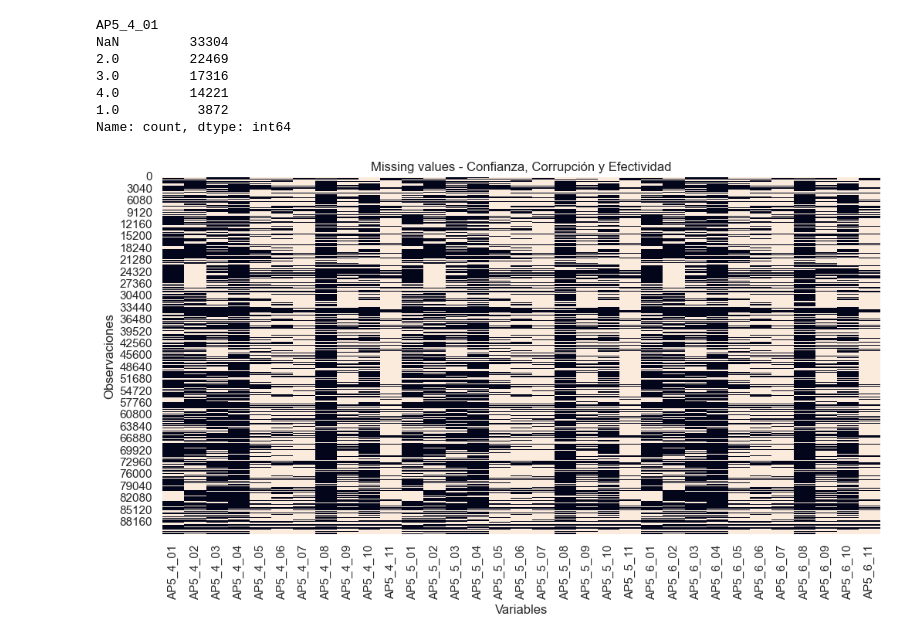
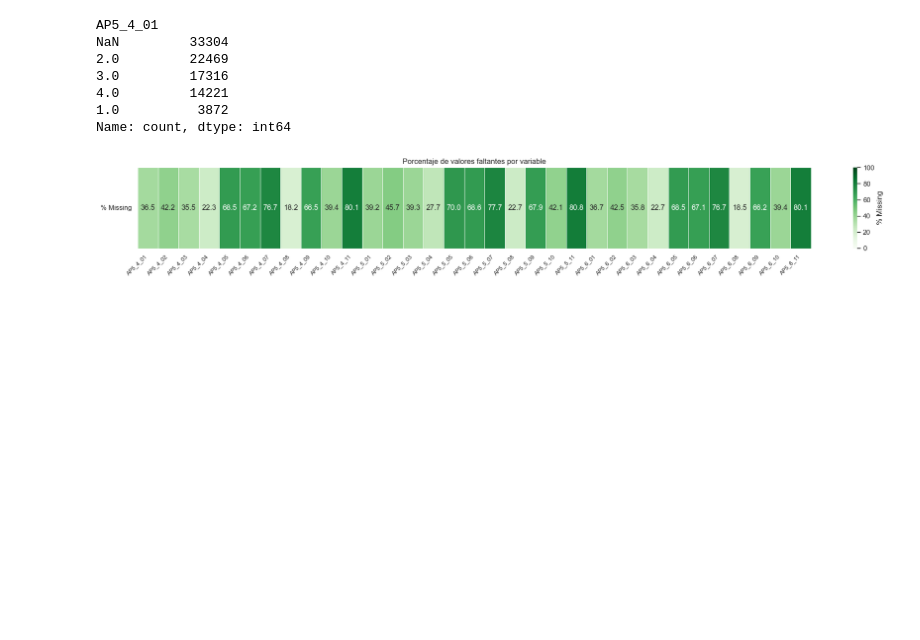
Before and after one commit to mariasolsampogna/E337_Grupo2, a Jupyter notebook: Cosas Poster/Poster.ipynb, the cells around one changed output. Drawn from its saved outputs; the diff is of its cells as text; code cells hidden in the pictures; blank space fills up the shorter version.

```diff
--- a/Cosas Poster/Poster.ipynb
+++ b/Cosas Poster/Poster.ipynb
@@ -648,12 +648,30 @@ Name: count, dtype: int64
 # %%
 cols_total = cols_conf + cols_corr + cols_efec
 
-missing_matrix = df_analisis[cols_total].isnull()
-plt.figure(figsize=(12,6))
-sns.heatmap(missing_matrix, cbar=False)
-plt.title('Missing values - Confianza, Corrupción y Efectividad')
-plt.xlabel('Variables')
-plt.ylabel('Observaciones')
+# Calculamos el porcentaje de missing por variable
+missing_pct = df_analisis[cols_total].isnull().mean() * 100
+
+# Lo convertimos a DataFrame para el heatmap (una sola fila)
+missing_df = pd.DataFrame(missing_pct).T
+
+plt.figure(figsize=(20, 3))
+ax = sns.heatmap(
+    missing_df,
+    annot=True,
+    fmt=".1f",
+    cmap="Greens",
+    vmin=0,
+    vmax=100,
+    linewidths=0.5,
+    cbar_kws={"label": "% Missing"}
+)
+
+# Etiqueta del eje Y
+ax.set_yticklabels(["% Missing"], rotation=0)
+ax.set_xticklabels(ax.get_xticklabels(), rotation=45, ha="right", fontsize=9)
+
+plt.title("Porcentaje de valores faltantes por variable")
+plt.tight_layout()
 plt.show()
 # %% [output]
-[figure, old version]
+[figure, new version]
```
Also changed, not shown: parts of 10 cells of this notebook.
